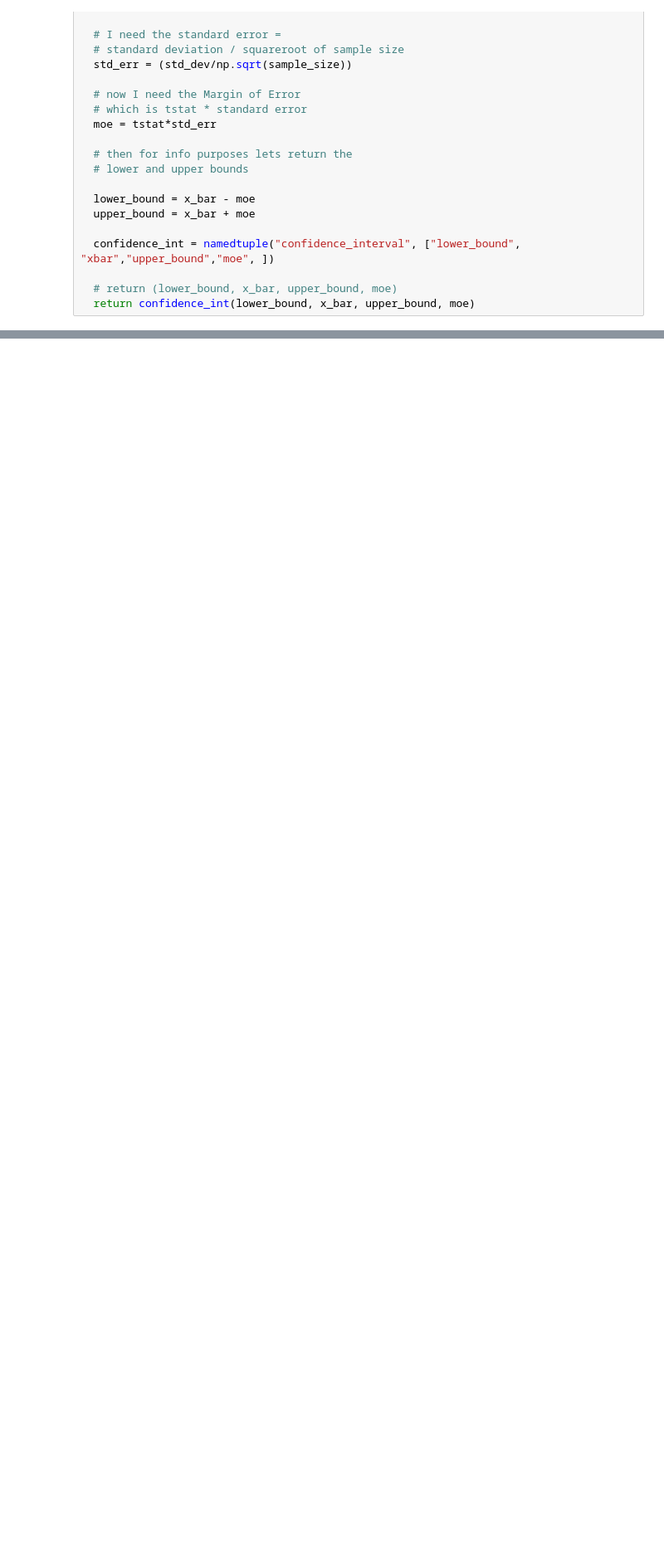
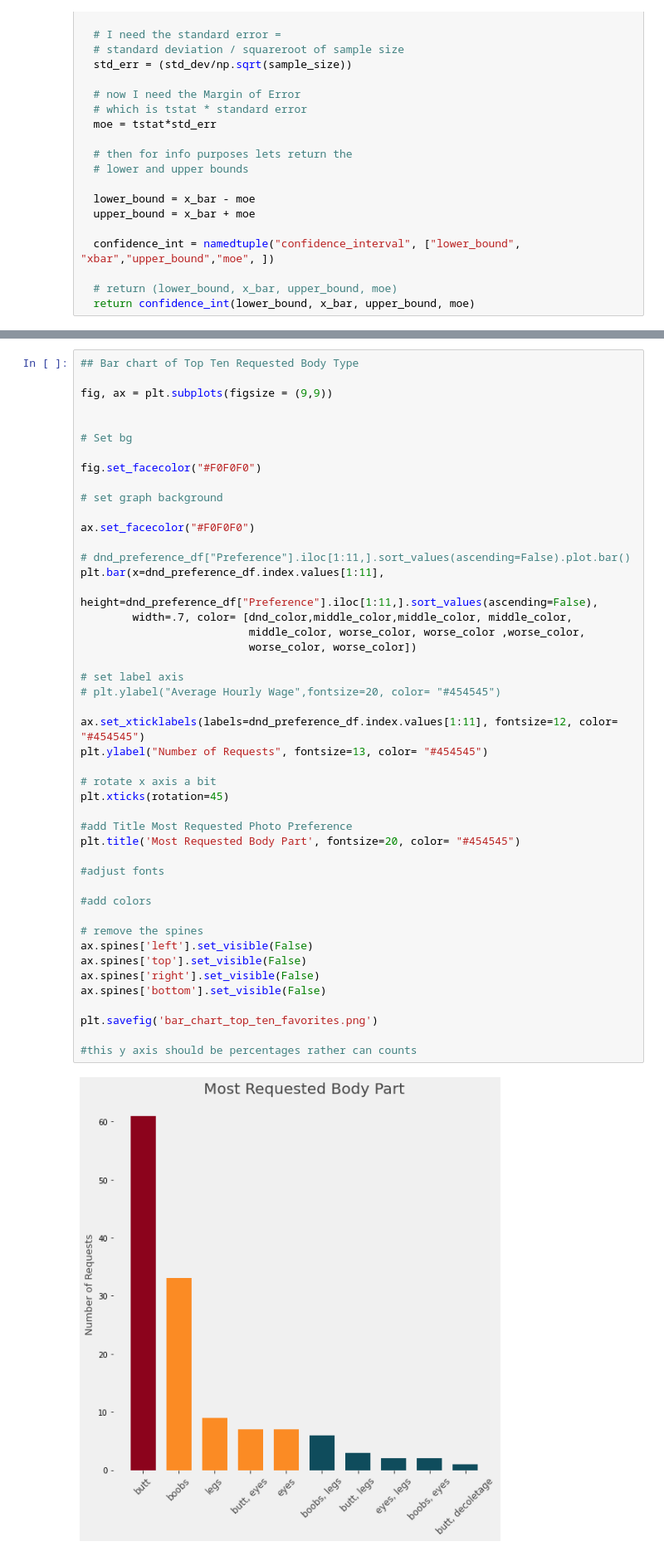
Before and after one commit to ilEnzio/Sexy_In_The_City, a Jupyter notebook: ERLE_GRANGERII_DS18_Unit1_Build_Sprint.ipynb, the cells around one changed output, grey strips where cells are left out. Shown at 83% size. Cells and saved outputs as stored; diff of their text form; blank space fills up the shorter version.

```diff
--- a/ERLE_GRANGERII_DS18_Unit1_Build_Sprint.ipynb
+++ b/ERLE_GRANGERII_DS18_Unit1_Build_Sprint.ipynb
@@ -109,0 +162,48 @@ def get_confidence_interval(sample, confidence_level):
+# %%
+## Bar chart of Top Ten Requested Body Type
+
+fig, ax = plt.subplots(figsize = (9,9))
+
+
+# Set bg
+
+fig.set_facecolor("#F0F0F0")
+
+# set graph background
+
+ax.set_facecolor("#F0F0F0")
+
+# dnd_preference_df["Preference"].iloc[1:11,].sort_values(ascending=False).plot.bar()
+plt.bar(x=dnd_preference_df.index.values[1:11],
+        height=dnd_preference_df["Preference"].iloc[1:11,].sort_values(ascending=False),
+        width=.7, color= [dnd_color,middle_color,middle_color, middle_color,
+                          middle_color, worse_color, worse_color ,worse_color,
+                          worse_color, worse_color])
+
+# set label axis
+# plt.ylabel("Average Hourly Wage",fontsize=20, color= "#454545")
+
+ax.set_xticklabels(labels=dnd_preference_df.index.values[1:11], fontsize=12, color= "#454545")
+plt.ylabel("Number of Requests", fontsize=13, color= "#454545")
+
+# rotate x axis a bit
+plt.xticks(rotation=45)
+
+#add Title Most Requested Photo Preference
+plt.title('Most Requested Body Part', fontsize=20, color= "#454545")
+
+#adjust fonts
+
+#add colors
+
+# remove the spines
+ax.spines['left'].set_visible(False)
+ax.spines['top'].set_visible(False)
+ax.spines['right'].set_visible(False)
+ax.spines['bottom'].set_visible(False)
+
+plt.savefig('bar_chart_top_ten_favorites.png')
+
+#this y axis should be percentages rather can counts
+# %% [output]
+[figure, added]
```
Also changed, not shown: parts of 8 cells of this notebook.
